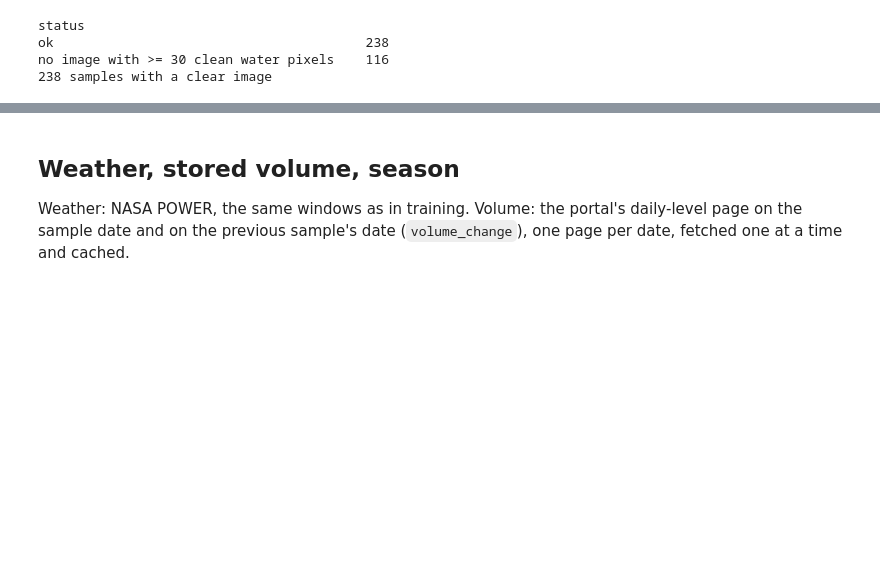
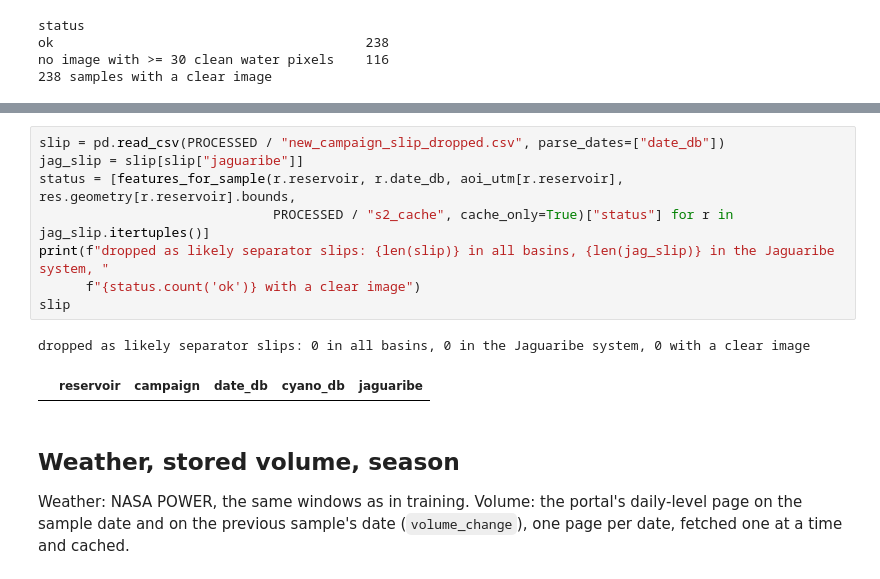
Before and after one commit to FilipeM7S/alerta-acude, a Jupyter notebook: notebooks/04b_second_test.ipynb, the cells around one changed output, grey strips where cells are left out. Cells and saved outputs as stored; diff of their text form; blank space fills up the shorter version.

Commit message:
Report the separator-slip filter's effect on Test 2: it dropped 0 rows in the new campaigns (all basins), list saved
Co-Authored-By: Claude Opus 5.5 <noreply@anthropic.com>

```diff
--- a/notebooks/04b_second_test.ipynb
+++ b/notebooks/04b_second_test.ipynb
@@ -66,3 +70,14 @@ no image with >= 30 clean water pixels    116
+# %%
+slip = pd.read_csv(PROCESSED / "new_campaign_slip_dropped.csv", parse_dates=["date_db"])
+jag_slip = slip[slip["jaguaribe"]]
+status = [features_for_sample(r.reservoir, r.date_db, aoi_utm[r.reservoir], res.geometry[r.reservoir].bounds,
+                              PROCESSED / "s2_cache", cache_only=True)["status"] for r in jag_slip.itertuples()]
+print(f"dropped as likely separator slips: {len(slip)} in all basins, {len(jag_slip)} in the Jaguaribe system, "
+      f"{status.count('ok')} with a clear image")
+slip
+# %% [output]
+dropped as likely separator slips: 0 in all basins, 0 in the Jaguaribe system, 0 with a clear image
+|  | reservoir | campaign | date_db | cyano_db | jaguaribe |
 # %% [markdown]
 ## Weather, stored volume, season
 
```
Also changed, not shown: parts of 1 cell of this notebook, 3 other files.
